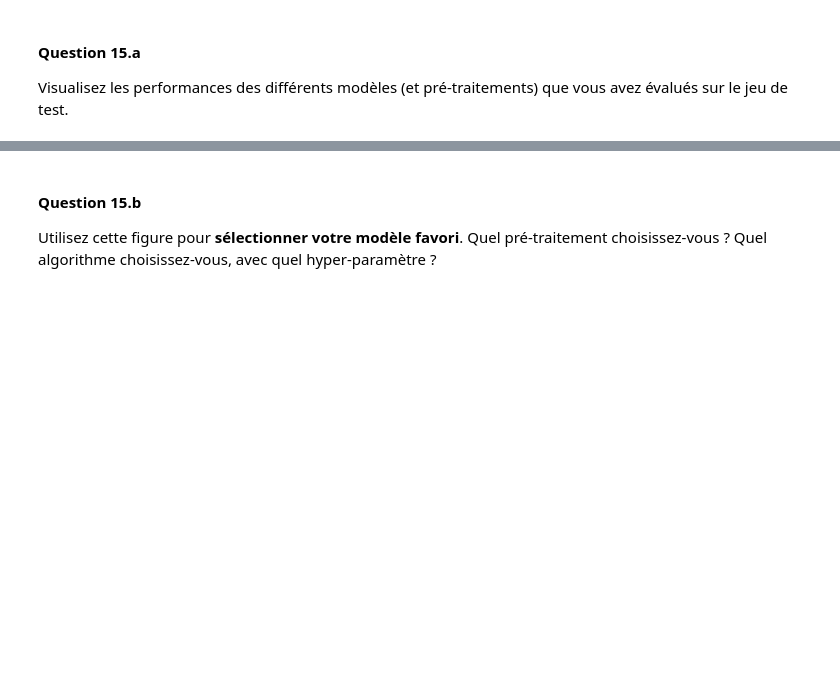
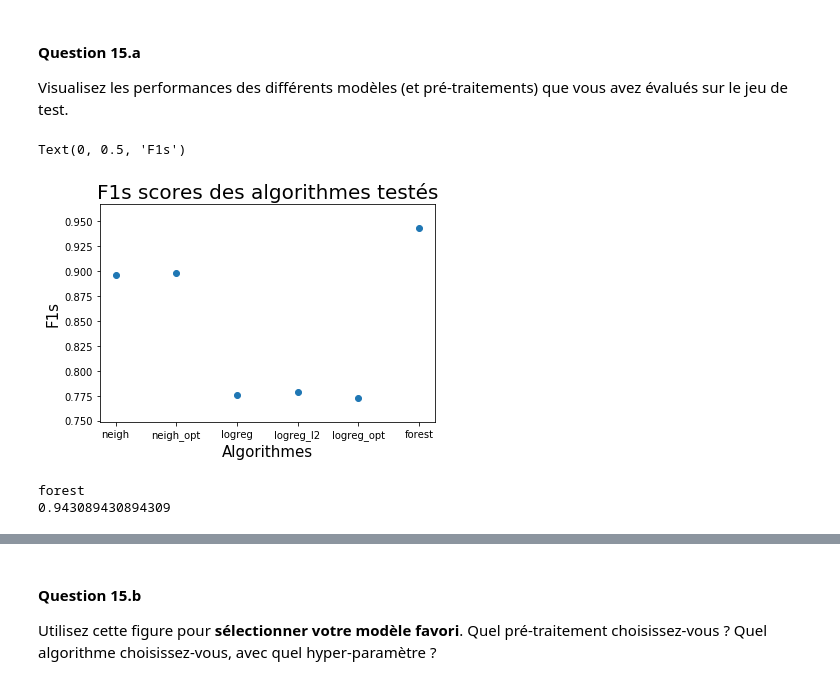
Before and after one commit to TristanCotillard/Projet_sdd, a Jupyter notebook: Projet.ipynb, the cells around one changed output, grey strips where cells are left out. Saved outputs shown, nothing was run; the diff lists cells and outputs as text; code cells hidden in the pictures; blank space fills up the shorter version.

```diff
--- a/Projet.ipynb
+++ b/Projet.ipynb
@@ -372,0 +455,3 @@ print(f1_neigh_opt)
+# %%
+neigh = neighbors.KNeighborsClassifier(n_neighbors=3)
+neigh.fit(X_train_processed_minmax, y_train)
@@ -532,0 +623,18 @@ Le F1-score n'est pas amélioré...
+# %%
+# define model
+logreg = LogisticRegression(penalty='l1', random_state=13, max_iter=10000, solver='saga')
+
+# define gridsearch
+tuned_parameters = [{'C': C_values}]
+nb_folds = 5
+grid = GridSearchCV(logreg, tuned_parameters, cv=nb_folds, refit=False, verbose=3)
+
+# run gridsearch
+grid.fit(X_train_processed_minmax, y_train)
+
+# get R2 (default score with Lasso models)
+scores = grid.cv_results_['mean_test_score']
+scores_std = grid.cv_results_['std_test_score']
+
+# compute standard errors
+std_error = scores_std / np.sqrt(nb_folds)
@@ -532,0 +673,3 @@ Le F1-score n'est pas amélioré...
+# %%
+logreg = LogisticRegression(penalty='l1', C=0.0728, solver='saga')
+logreg.fit(X_train_processed_minmax, y_train)
@@ -606,5 +758,5 @@ best R2 (test set): 0.8877
 # %%
-forest = RandomForestClassifier(n_estimators=10)
+forest = RandomForestClassifier(n_estimators=70)
 forest.fit(X_train_processed, y_train)
 # %% [output]
 RandomForestClassifier(bootstrap=True, ccp_alpha=0.0, class_weight=None,
@@ -631,0 +859,19 @@ f1s = [f1_neigh_opt, ,f1_forest_opt]
+# %%
+f1s = [f1_neigh, f1_neigh_opt, f1_logreg_no_penalty, f1_logreg_l2, f1_logreg_opt, f1_forest_opt]
+f1s_labels = ['neigh', 'neigh_opt', 'logreg', 'logreg_l2', 'logreg_opt', 'forest']
+
+plt.scatter(np.arange(len(f1s)), f1s)
+plt.xticks(np.arange(len(f1s)), labels=f1s_labels)
+
+plt.xlabel("Algorithmes", fontsize=15)
+plt.title("F1s scores des algorithmes testés", fontsize=20)
+plt.ylabel("F1s", fontsize=15)
+# %% [output]
+Text(0, 0.5, 'F1s')
+[figure, added]
+# %%
+print(f1s_labels[np.argmax(f1s)])
+print(np.max(f1s))
+# %% [output]
+forest
+0.943089430894309
```
Also changed, not shown: parts of 58 cells of this notebook, 1 other file.
